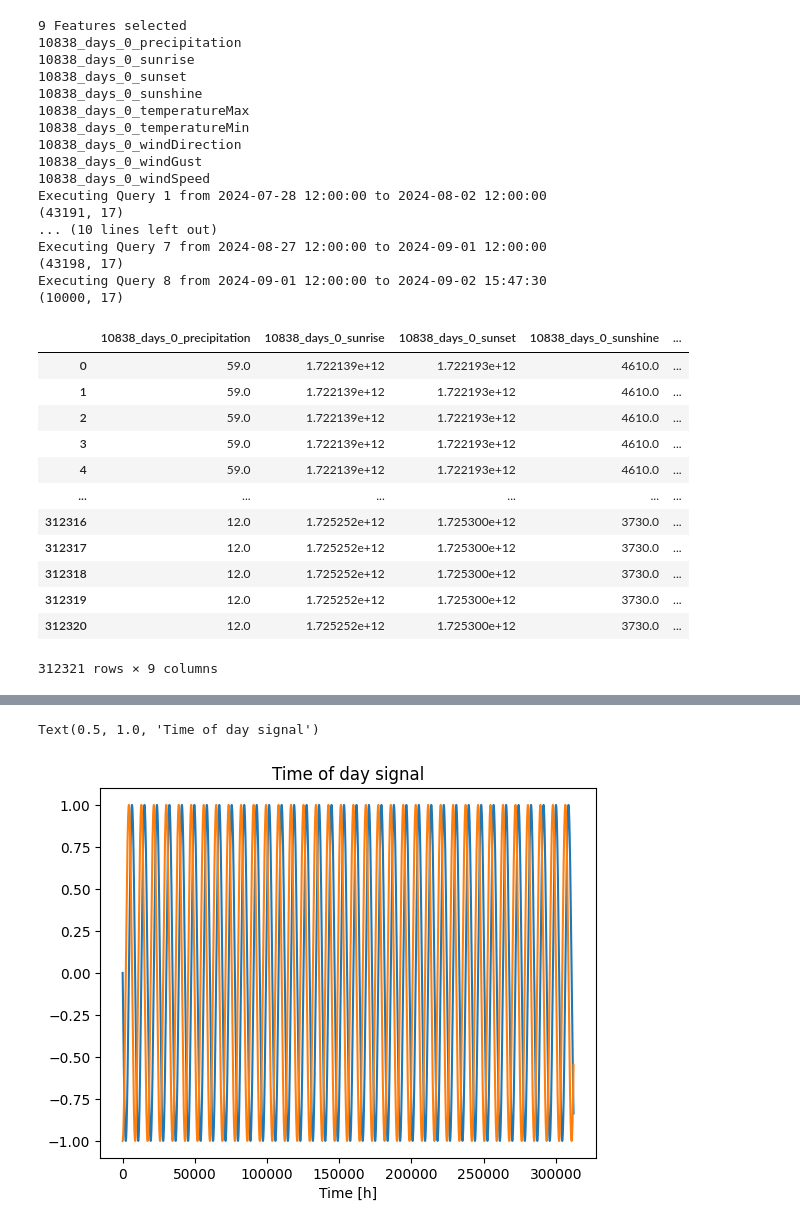
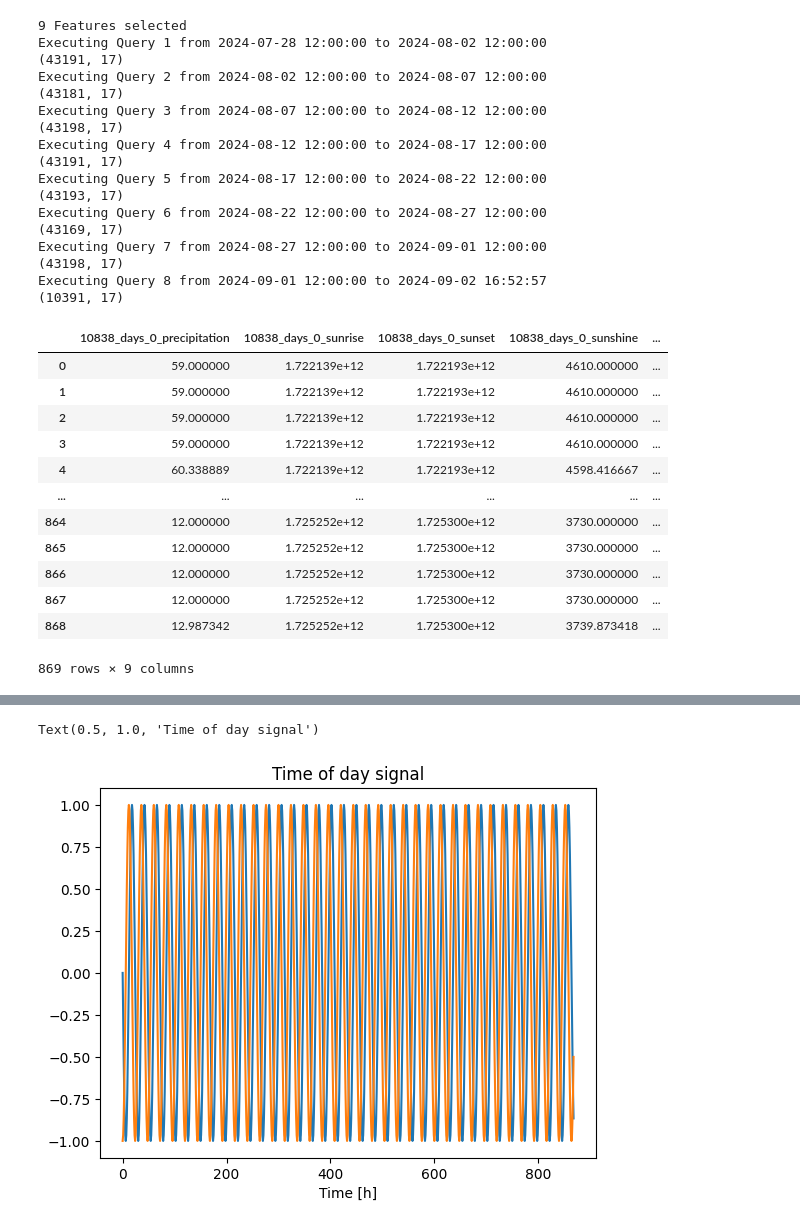
Before and after one commit to TobiasSackmann/ml-weather-monitoring-environment, a Jupyter notebook: notebooks/multi-output_timeseries_forecast.ipynb, the cells around one changed output, grey strips where cells are left out. Saved outputs shown, nothing was run; the diff lists cells and outputs as text; code cells hidden in the pictures.

```diff
--- a/notebooks/multi-output_timeseries_forecast.ipynb
+++ b/notebooks/multi-output_timeseries_forecast.ipynb
@@ -36,45 +36,46 @@ strings_to_include = ['days_0', '10838']
 selected_columns = [item for item in selected_columns if all(substring in item for substring in strings_to_include)]
 
 print(str(len(selected_columns)) + ' Features selected')
-
-for column in selected_columns:
-    print(column)
 df = database_helper.query_data(field_list=selected_columns)
 # %% [output]
 9 Features selected
-10838_days_0_precipitation
-10838_days_0_sunrise
-10838_days_0_sunset
-10838_days_0_sunshine
-10838_days_0_temperatureMax
-10838_days_0_temperatureMin
-10838_days_0_windDirection
-10838_days_0_windGust
-10838_days_0_windSpeed
 Executing Query 1 from 2024-07-28 12:00:00 to 2024-08-02 12:00:00
 (43191, 17)
-... (10 lines left out)
+Executing Query 2 from 2024-08-02 12:00:00 to 2024-08-07 12:00:00
+(43181, 17)
+Executing Query 3 from 2024-08-07 12:00:00 to 2024-08-12 12:00:00
+(43198, 17)
+Executing Query 4 from 2024-08-12 12:00:00 to 2024-08-17 12:00:00
+(43191, 17)
+Executing Query 5 from 2024-08-17 12:00:00 to 2024-08-22 12:00:00
+(43193, 17)
+Executing Query 6 from 2024-08-22 12:00:00 to 2024-08-27 12:00:00
+(43169, 17)
 Executing Query 7 from 2024-08-27 12:00:00 to 2024-09-01 12:00:00
 (43198, 17)
-Executing Query 8 from 2024-09-01 12:00:00 to 2024-09-02 15:47:30
-(10000, 17)
+Executing Query 8 from 2024-09-01 12:00:00 to 2024-09-02 16:52:57
+(10391, 17)
 # %%
-date_time = pd.to_datetime(df.pop('_time'), format='%d.%m.%Y %H:%M:%S')
+df.set_index('_time', inplace=True)
 df = df.select_dtypes(include='float64')
 df.interpolate(inplace=True)
+df = df.resample('h').mean()
+df.reset_index(inplace=True)
+date_time = pd.to_datetime(df.pop('_time'), format='%d.%m.%Y %H:%M:%S')
+
 display(df)
 display(date_time)
 # %% [output]
 |  | 10838_days_0_precipitation | 10838_days_0_sunrise | 10838_days_0_sunset | 10838_days_0_sunshine | ... |
-| 0 | 59.0 | 1.722139e+12 | 1.722193e+12 | 4610.0 | ... |
-| 1 | 59.0 | 1.722139e+12 | 1.722193e+12 | 4610.0 | ... |
-| 2 | 59.0 | 1.722139e+12 | 1.722193e+12 | 4610.0 | ... |
-| 3 | 59.0 | 1.722139e+12 | 1.722193e+12 | 4610.0 | ... |
-| 4 | 59.0 | 1.722139e+12 | 1.722193e+12 | 4610.0 | ... |
+| 0 | 59.000000 | 1.722139e+12 | 1.722193e+12 | 4610.000000 | ... |
+| 1 | 59.000000 | 1.722139e+12 | 1.722193e+12 | 4610.000000 | ... |
+| 2 | 59.000000 | 1.722139e+12 | 1.722193e+12 | 4610.000000 | ... |
+| 3 | 59.000000 | 1.722139e+12 | 1.722193e+12 | 4610.000000 | ... |
+| 4 | 60.338889 | 1.722139e+12 | 1.722193e+12 | 4598.416667 | ... |
 | ... | ... | ... | ... | ... | ... |
-| 312316 | 12.0 | 1.725252e+12 | 1.725300e+12 | 3730.0 | ... |
-| 312317 | 12.0 | 1.725252e+12 | 1.725300e+12 | 3730.0 | ... |
-| 312318 | 12.0 | 1.725252e+12 | 1.725300e+12 | 3730.0 | ... |
-| 312319 | 12.0 | 1.725252e+12 | 1.725300e+12 | 3730.0 | ... |
-| 312320 | 12.0 | 1.725252e+12 | 1.725300e+12 | 3730.0 | ... |
+| 864 | 12.000000 | 1.725252e+12 | 1.725300e+12 | 3730.000000 | ... |
+| 865 | 12.000000 | 1.725252e+12 | 1.725300e+12 | 3730.000000 | ... |
+| 866 | 12.000000 | 1.725252e+12 | 1.725300e+12 | 3730.000000 | ... |
+| 867 | 12.000000 | 1.725252e+12 | 1.725300e+12 | 3730.000000 | ... |
+| 868 | 12.987342 | 1.725252e+12 | 1.725300e+12 | 3739.873418 | ... |
-312321 rows × 9 columns
+869 rows × 9 columns
@@ -105,7 +106,7 @@ plt.xlabel('Time [h]')
 plt.title('Time of day signal')
 # %% [output]
 Text(0.5, 1.0, 'Time of day signal')
-[figure, old version]
+[figure, new version]
 # %%
 column_indices = {name: i for i, name in enumerate(df.columns)}
 
```
Also changed, not shown: parts of 6 cells of this notebook.
